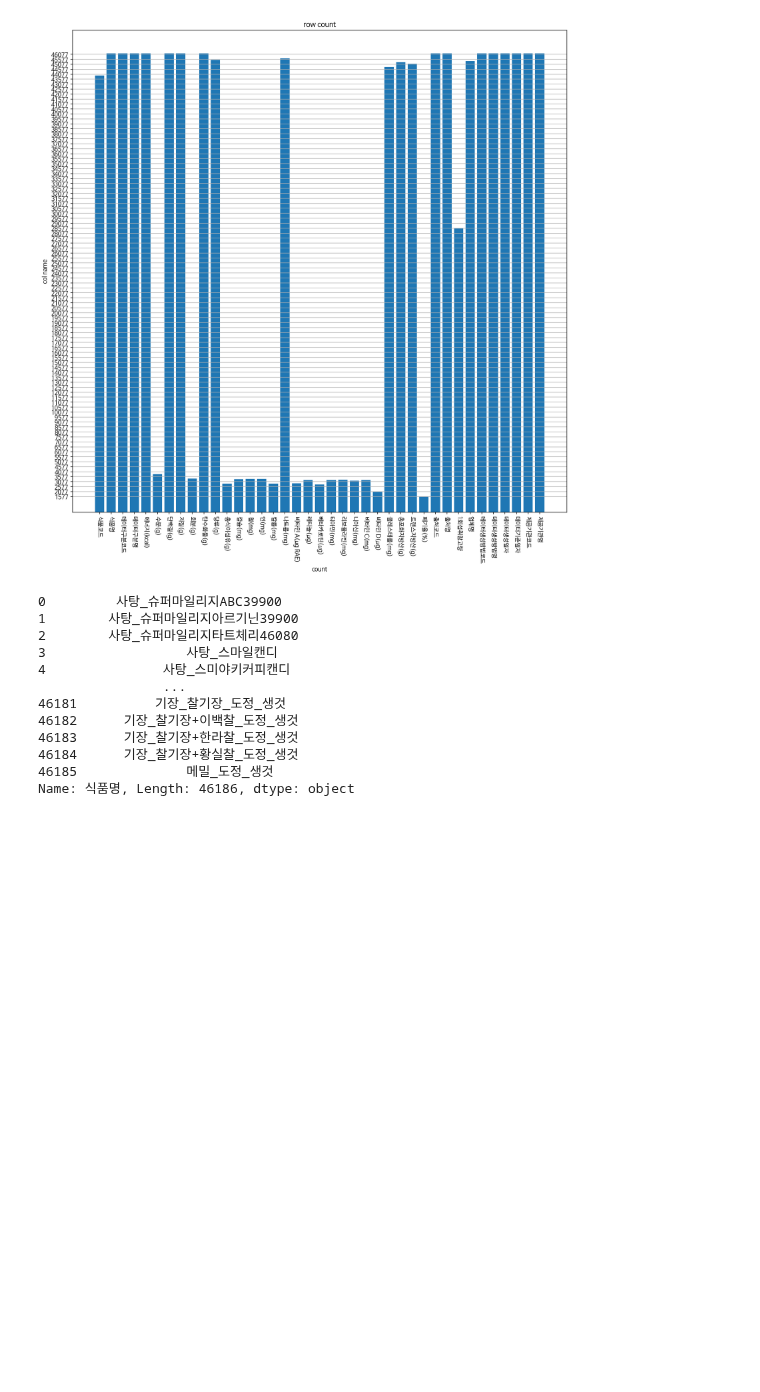
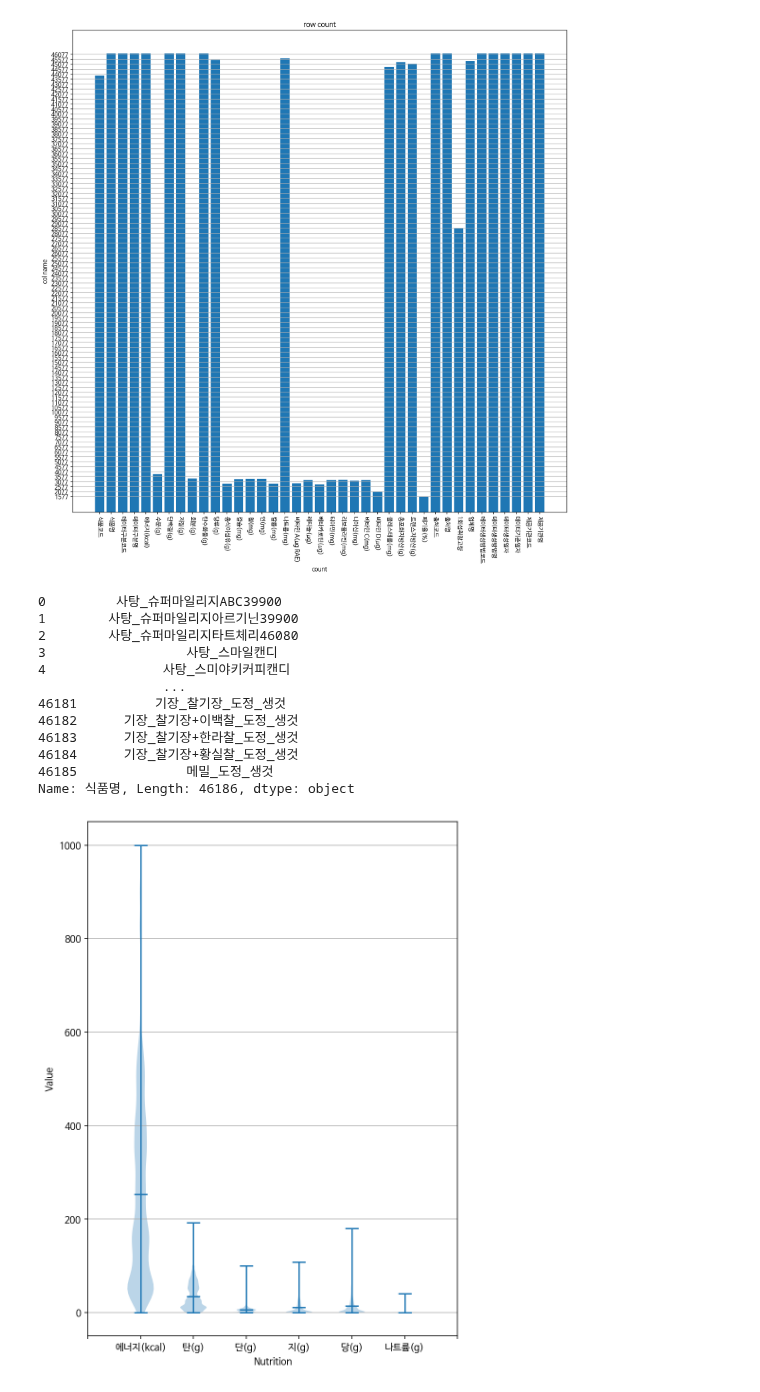
Before and after one commit to hallov012/Ease-EasyLose, a Jupyter notebook: 전국통합식품데이터_분석.ipynb, the cells around one changed output. Saved outputs shown, nothing was run; the diff lists cells and outputs as text; code cells hidden in the pictures; blank space fills up the shorter version.

Commit message:
FEAT: Add nutrition distribution
- Modify 전국통합식품데이터_분석.ipynb

```diff
--- a/전국통합식품데이터_분석.ipynb
+++ b/전국통합식품데이터_분석.ipynb
@@ -144,0 +175,14 @@ for name in data_file['식품명']:
+# %%
+data_file_without_nan = data_file.fillna(0)
+# %%
+plt.figure(figsize=(7, 10))
+plt.violinplot([data_file_without_nan['에너지(kcal)'], data_file_without_nan['탄수화물(g)'], data_file_without_nan['단백질(g)'], data_file_without_nan['지질(g)'], data_file_without_nan['당류(g)'], data_file_without_nan['나트륨(mg)']/1000], positions=[1, 2, 3, 4, 5, 6], showmeans=True)
+tickvalues = range(0, 8)
+plt.xticks(ticks= tickvalues,labels=['', '에너지(kcal)', '탄(g)', '단(g)', '지(g)', '당(g)', '나트륨(g)'])
+plt.xlabel("Nutrition")
+plt.ylabel('Value')
+plt.grid(True, axis='y')
+plt.savefig("전국통합식품데이터_nutrition_range_total.png")
+plt.show()
+# %% [output]
+[figure, added]
```
Also changed, not shown: parts of 8 cells of this notebook.
